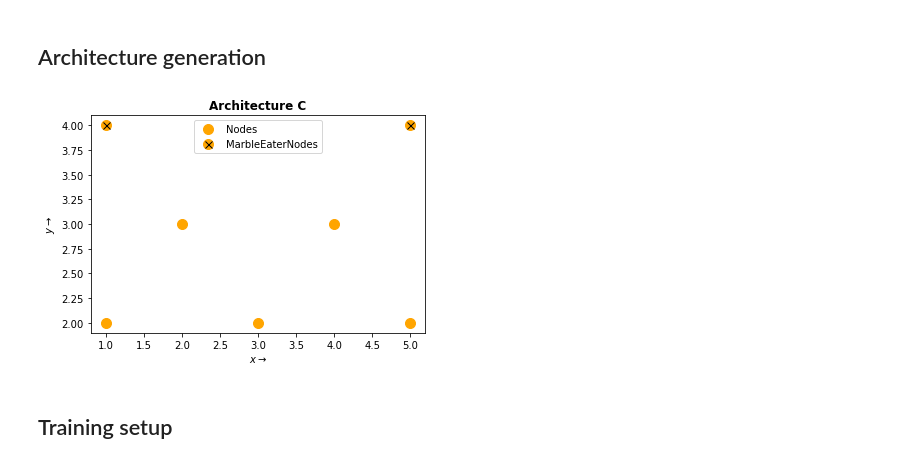
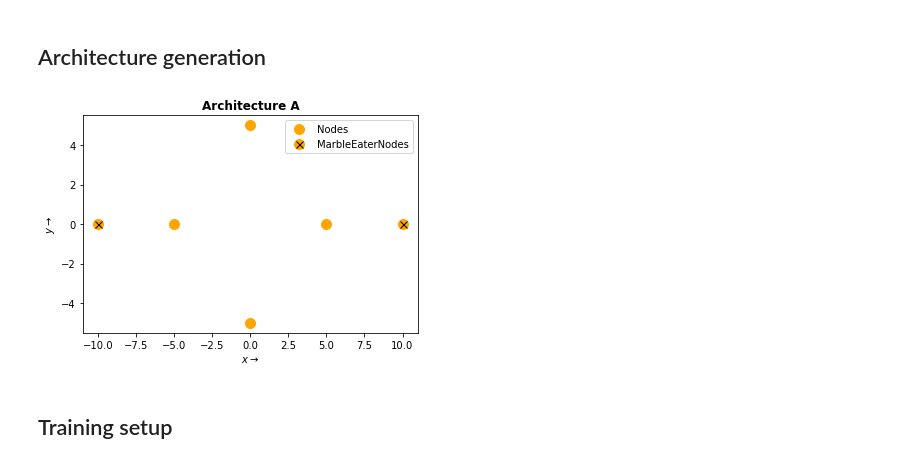
Before and after one commit to Nifrec/nenwin, a Jupyter notebook: nenwin/banknote_dataset/train_on_banknote.ipynb, the cells around one changed output. Saved outputs shown, nothing was run; the diff lists cells and outputs as text; code cells hidden in the pictures.

```diff
--- a/nenwin/banknote_dataset/train_on_banknote.ipynb
+++ b/nenwin/banknote_dataset/train_on_banknote.ipynb
@@ -65,17 +65,17 @@ from nenwin.all_particles import Marble, MarbleEaterNode, Node
 # %%
 inputplacer_factory = (
     lambda input_pos, input_region_sizes :
     ConstVelMassInputPlacer(input_pos, input_region_sizes,
                             torch.tensor([0.5, 0]))
 )
 
-CURRENT_ARCH = ARCHITECTURES.C
+CURRENT_ARCH = ARCHITECTURES.A
 MODEL, INPUT_PLACER, EATERS = gen_architecture(CURRENT_ARCH, inputplacer_factory)
 fig, ax = plot_model(MODEL)
 ax.set_title(f"Architecture {CURRENT_ARCH.value}", weight="bold");
 # fig.savefig(f"architecture_{CURRENT_ARCH.value}.pdf")
 # %% [output]
-[figure, old version]
+[figure, new version]
 # %% [markdown]
 ## Training setup
 # %%
```
Also changed, not shown: parts of 5 cells of this notebook, 2 other files.
